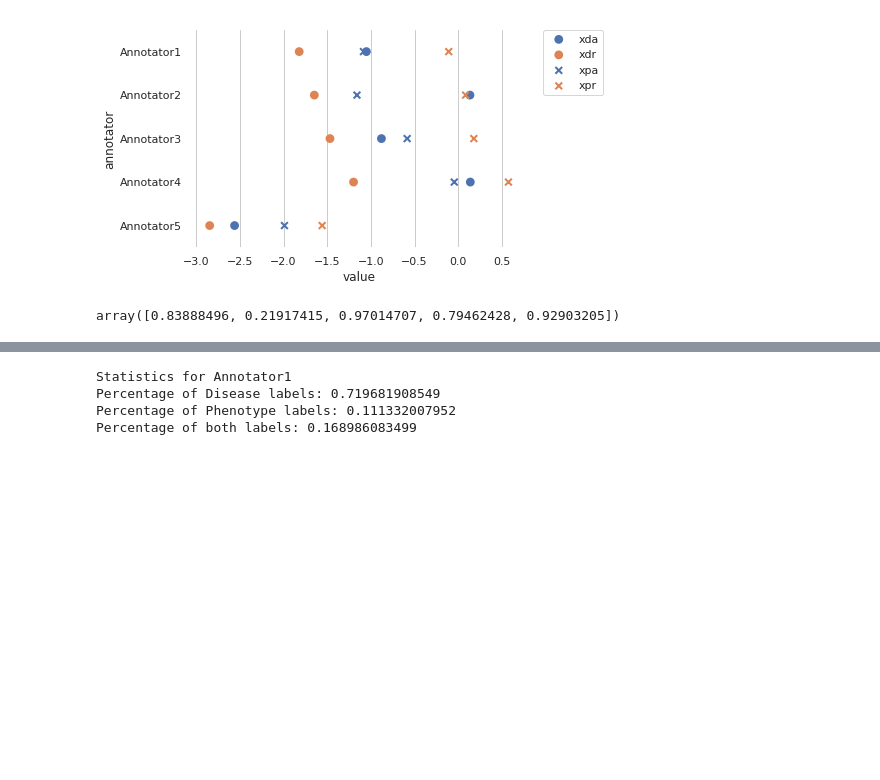
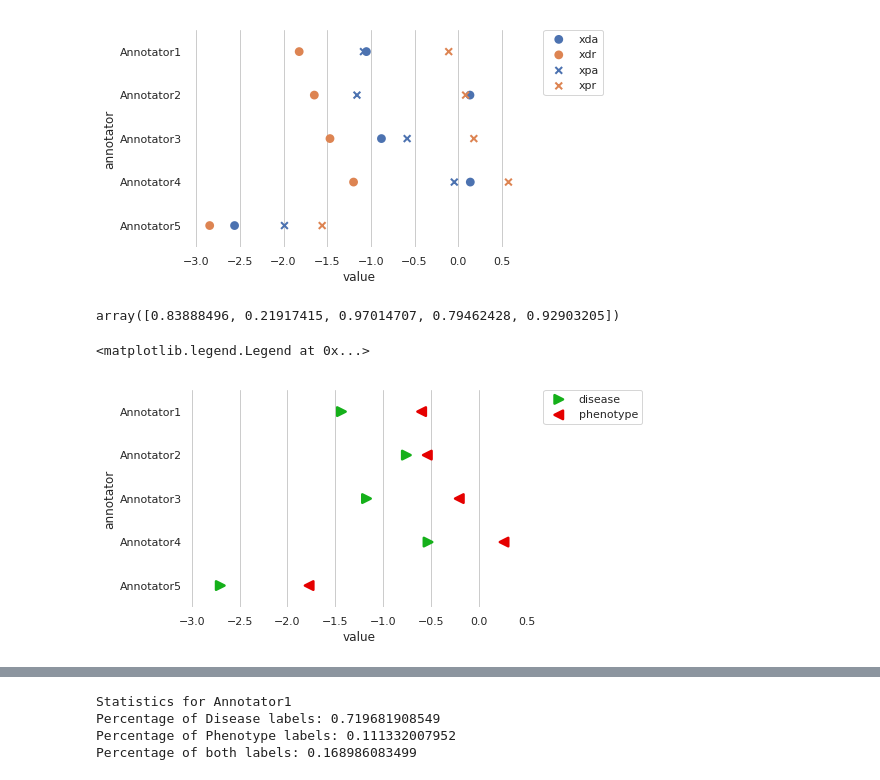
Before and after one commit to AkshitaB/scripps, a Jupyter notebook: graphical/IdealPoint.ipynb, the cells around one changed output, grey strips where cells are left out. Cells and saved outputs as stored; diff of their text form; code cells hidden in the pictures; blank space fills up the shorter version.

Commit message:
more plots

```diff
--- a/graphical/IdealPoint.ipynb
+++ b/graphical/IdealPoint.ipynb
@@ -413,3 +413,28 @@ phe_loc = (xpa + xpr)/2
 phe_loc - dis_loc
 # %% [output]
 array([0.83888496, 0.21917415, 0.97014707, 0.79462428, 0.92903205])
+# %%
+dis_phe_pd = pd.DataFrame()
+dis_phe_pd['disease'] = dis_loc
+dis_phe_pd['phenotype'] = phe_loc
+dis_phe_pd['annotator'] = ['Annotator{}'.format(i+1) for i in range(5)]
+
+sns.set(style="whitegrid")
+
+dis_phe_pd = pd.melt(dis_phe_pd, "annotator", var_name="measurement")
+
+dis_phe_pd
+
+f, ax = plt.subplots()
+sns.despine(bottom=True, left=True)
+
+sns.pointplot(x="value", y="annotator", hue="measurement",
+              data=dis_phe_pd, dodge=0, join=False,
+              markers=[">", "<"], scale=1.25, ci=None, palette=sns.xkcd_palette(['green', 'red']))
+
+ax.set(xticks=[-3.0, -2.5, -2.0, -1.5, -1.0, -0.5, 0.0, 0.5])
+
+plt.legend(bbox_to_anchor=(1.05, 1), loc=2, borderaxespad=0.)
+# %% [output]
+<matplotlib.legend.Legend at 0x...>
+[figure, added]
```
Also changed, not shown: parts of 1 cell of this notebook.
